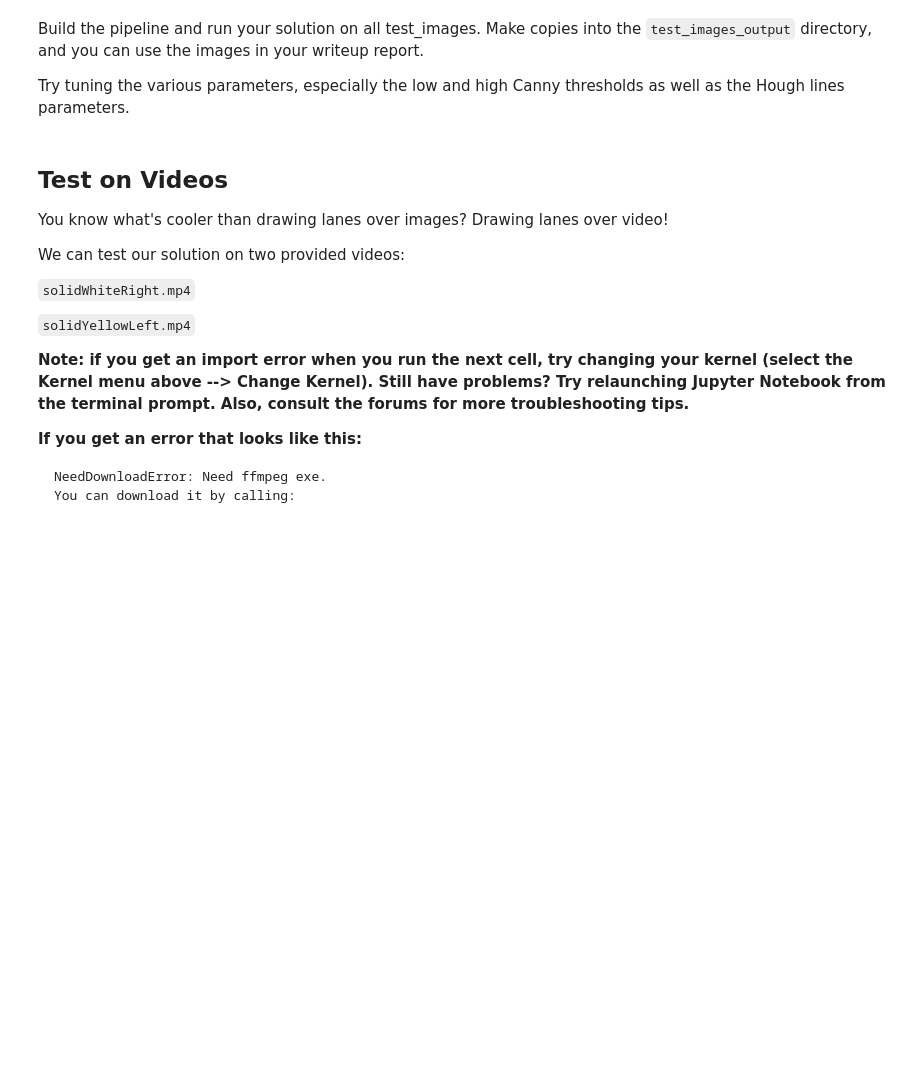
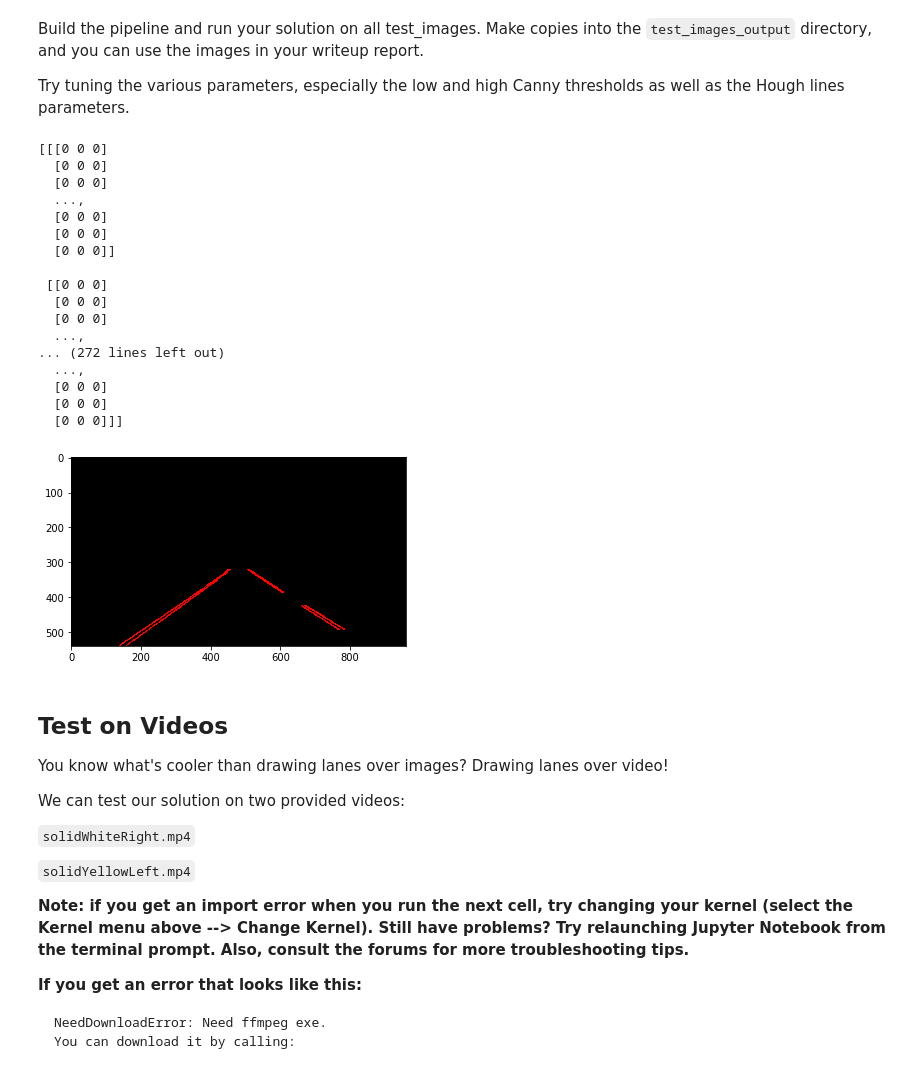
Before and after one commit to Cartoniol/CarND-LaneLines-P1-master, a Jupyter notebook: P1.ipynb, the cells around one changed output. Drawn from its saved outputs; the diff is of its cells as text; code cells hidden in the pictures; blank space fills up the shorter version.

```diff
--- a/P1.ipynb
+++ b/P1.ipynb
@@ -192,3 +196,69 @@ Try tuning the various parameters, especially the low and high Canny thresholds
+# %%
+# TODO: Build your pipeline that will draw lane lines on the test_images
+# then save them to the test_images_output directory.
+path = os.getcwd()
+images = os.listdir(os.path.join(path,"test_images/"))
+data_paths = [os.path.join("test_images/", f) for f in os.listdir("test_images/")]
+
+for im in range(len(images)):
+    image = mpimg.imread(data_paths[im])
+
+    xshape = image.shape[1]
+    yshape = image.shape[0]
+
+    # Grayscale the image
+    gray = grayscale(image)
+
+    # Define a kernel size and apply Gaussian smoothing
+    kernel_size = 5
+    blur_gray = gaussian_blur(gray, kernel_size)
+
+    # Define our parameters for Canny and apply
+    low_threshold = 50
+    high_threshold = 150
+    edges = canny(blur_gray, low_threshold, high_threshold)
+
+    # Setup vertices and crate masked image
+    vertices = np.array([[(0,yshape),(xshape/2-40, yshape/2+50), (xshape/2+40, yshape/2+50), (xshape,yshape)]], dtype=np.int32)
+    masked_edges = region_of_interest(edges, vertices)
+
+    # Define the Hough transform parameters
+    # Make a blank the same size as our image to draw on
+    rho = 1 # distance resolution in pixels of the Hough grid
+    theta = np.pi/180 # angular resolution in radians of the Hough grid
+    threshold = 15     # minimum number of votes (intersections in Hough grid cell)
+    min_line_len = 50 #minimum number of pixels making up a line
+    max_line_gap = 30    # maximum gap in pixels between connectable line segments
+    line_image = np.copy(image)*0 # creating a blank to draw lines on
+
+    # Run Hough on edge detected image
+    # Output "lines" is an array containing endpoints of detected line segments
+    lines = hough_lines(masked_edges, rho, theta, threshold, min_line_len, max_line_gap)
+    print(lines)
+
+    # Draw the lines on the edge image
+    lines_edges = weighted_img(lines, image, α=0.8, β=1., γ=0.)
+    plt.imshow(lines)
+    cv2.imwrite(os.path.join("/home/workspace/CarND-LaneLines-P1/test_images_output",str(images[im])), lines_edges)
+# %% [output]
+[[[0 0 0]
+  [0 0 0]
+  [0 0 0]
+  ...,
+  [0 0 0]
+  [0 0 0]
+  [0 0 0]]
+
+ [[0 0 0]
+  [0 0 0]
+  [0 0 0]
+  ...,
+... (272 lines left out)
+  ...,
+  [0 0 0]
+  [0 0 0]
+  [0 0 0]]]
+[figure, added]
 # %% [markdown]
 ## Test on Videos
 
```
Also changed, not shown: parts of 10 cells of this notebook.
